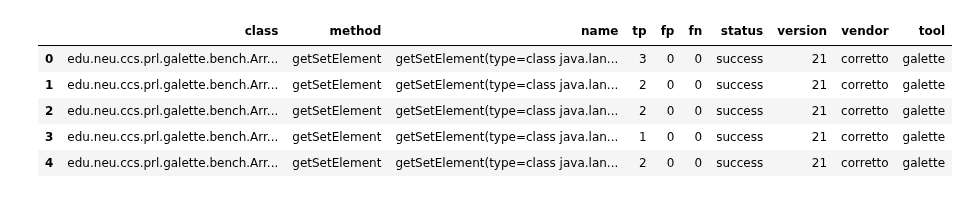
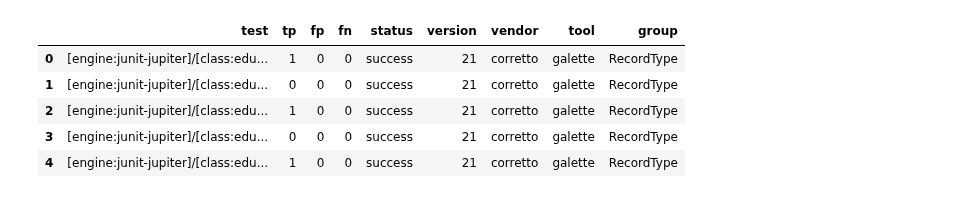
Before and after one commit to neu-se/galette, a Jupyter notebook: scripts/semantic.ipynb, the cells around one changed output. Cells and saved outputs as stored; diff of their text form; code cells hidden in the pictures.

```diff
--- a/scripts/semantic.ipynb
+++ b/scripts/semantic.ipynb
@@ -1,6 +1,7 @@
 # %%
 import json
 import os
+import re
 from collections import defaultdict
 
 import numpy as np
@@ -9,6 +10,7 @@ from data_util import *
 
 SEMANTIC_DATA_FILE_NAME = 'report.csv'
 INFO_FILE_NAME = 'info.json'
+STATUSES = ['propagation', 'success', 'timeout', 'crash', 'abort', 'fail', 'vm-crash']
 MINIMUM_VERSIONS = defaultdict(
     lambda: 8,
     {
@@ -46,15 +48,16 @@ class SemanticTrial:
         return set_columns(data, version=self.version, vendor=self.vendor, tool=self.tool)
 
 
-def get_semantic_group(class_name):
-    return class_name.split('.')[-1].removesuffix('ITCase')
+def get_semantic_group(test_identifier):
+    m = re.search(r'\.([^\.]*?)ITCase', test_identifier)
+    return m.group(1)
 
 
-def classify(fp, fn, status):
+def compute_status(fp, fn, status):
     if status != 'success':
-        return "BEHAVIOR"
+        return status
     else:
-        return "PASSED" if (fp + fn == 0) else "PROPAGATION"
+        return 'success' if (fp + fn == 0) else "propagation"
 
 
 def find_trials(input_dir):
@@ -81,9 +84,48 @@ def combine_semantic_data(trials, file):
     print('Creating semantic experiment CSV.')
     data = pd.concat([t.get_data_frame() for t in trials]) \
         .reset_index(drop=True)
+    # Remove disabled tests
+    data = data[data['status'] != 'disabled']
+    # Convert test class names into benchmark groups
+    data['group'] = data['test'].apply(get_semantic_group)
     data.to_csv(file, index=False)
     print(f'\tWrote semantic experiment CSV to {file}.')
     return data
+
+
+def complete_cartesian_index(data, columns, fill_value=0, categories=None):
+    if categories is None:
+        categories = [data[c].unique() for c in columns]
+    # Create an index that it the cartesian product of all unique values in the specified columns
+    index = pd.MultiIndex.from_product(categories, names=columns)
+    # Set the index of the data to be the selected columns and align with the new index
+    return data.set_index(columns) \
+        .reindex(index, fill_value=fill_value) \
+        .reset_index()
+
+
+def compute_executions_counts(data):
+    by = ['group', 'tool', 'version', 'vendor']
+    executed = data.groupby(by)['status'] \
+        .size() \
+        .rename('executed') \
+        .reset_index() \
+        .drop_duplicates() \
+        .reset_index(drop=True)
+    return complete_cartesian_index(executed, by)
+
+
+def check_execution_counts(executed):
+    groups = list(executed['group'].unique())
+    for group in groups:
+        min_version = MINIMUM_VERSIONS[group]
+        selected = select(executed, group=group)
+        # Assert that there are no executions for each group on JDKs lower than its minimum version
+        disabled = selected[selected['version'] < min_version]['executed']
+        assert set(disabled) == {0} or len(disabled) == 0
+        enabled = selected[selected['version'] >= min_version]['executed']
+        # Assert that the total number tests executed in each group for each tool on each JDK is consistent
+        assert len(set(enabled)) == 1
 
 
 def assert_record_equality(frames):
@@ -99,25 +141,8 @@ def assert_vendor_matches(counts):
         assert_record_equality([select(counts, version=version, vendor=vendor) for vendor in vendors])
 
 
-def assert_consistent_execution_counts(counts):
-    groups = list(counts['group'].unique())
-    for group in groups:
-        assert len(set(select(counts, group=group)['executed']) - {0}) == 1
-
-
-def assert_minimum_versions_satisfied(counts):
-    groups = list(counts['group'].unique())
-    for group in groups:
-        selected = select(counts, group=group)
-        assert_empty_or_zeros(selected[selected['version'] < MINIMUM_VERSIONS[group]]['executed'])
-
-
-def assert_empty_or_zeros(series):
-    assert len(set(series.dropna().unique()) - {0}) == 0
-
-
-reports_dir = '/home/katie/Downloads/slurm-1189075/'
-output_dir = '/home/katie/Downloads/processed-1189075/'
+reports_dir = '/home/katie/Downloads/slurm-1189372/'
+output_dir = '/home/katie/Downloads/processed-1189372/'
 pd.set_option('display.max_rows', 100)
 os.makedirs(output_dir, exist_ok=True)
 trials = check_trials(find_trials(reports_dir))
@@ -138,6 +159,6 @@ Creating semantic experiment CSV.
-|  | class | method | name | tp | fp | fn | status | version | vendor | tool |
-| 0 | edu.neu.ccs.prl.galette.bench.Arr... | getSetElement | getSetElement(type=class java.lan... | 3 | 0 | 0 | success | 21 | corretto | galette |
-| 1 | edu.neu.ccs.prl.galette.bench.Arr... | getSetElement | getSetElement(type=class java.lan... | 2 | 0 | 0 | success | 21 | corretto | galette |
-| 2 | edu.neu.ccs.prl.galette.bench.Arr... | getSetElement | getSetElement(type=class java.lan... | 2 | 0 | 0 | success | 21 | corretto | galette |
-| 3 | edu.neu.ccs.prl.galette.bench.Arr... | getSetElement | getSetElement(type=class java.lan... | 1 | 0 | 0 | success | 21 | corretto | galette |
-| 4 | edu.neu.ccs.prl.galette.bench.Arr... | getSetElement | getSetElement(type=class java.lan... | 2 | 0 | 0 | success | 21 | corretto | galette |
+|  | test | tp | fp | fn | status | version | vendor | tool | group |
+| 0 | [engine:junit-jupiter]/[class:edu... | 1 | 0 | 0 | success | 21 | corretto | galette | RecordType |
+| 1 | [engine:junit-jupiter]/[class:edu... | 0 | 0 | 0 | success | 21 | corretto | galette | RecordType |
+| 2 | [engine:junit-jupiter]/[class:edu... | 1 | 0 | 0 | success | 21 | corretto | galette | RecordType |
+| 3 | [engine:junit-jupiter]/[class:edu... | 0 | 0 | 0 | success | 21 | corretto | galette | RecordType |
+| 4 | [engine:junit-jupiter]/[class:edu... | 1 | 0 | 0 | success | 21 | corretto | galette | RecordType |
```
Also changed, not shown: parts of 8 cells of this notebook, 5 other files.
